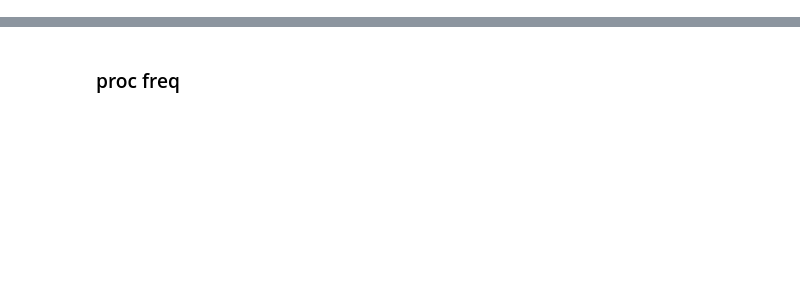
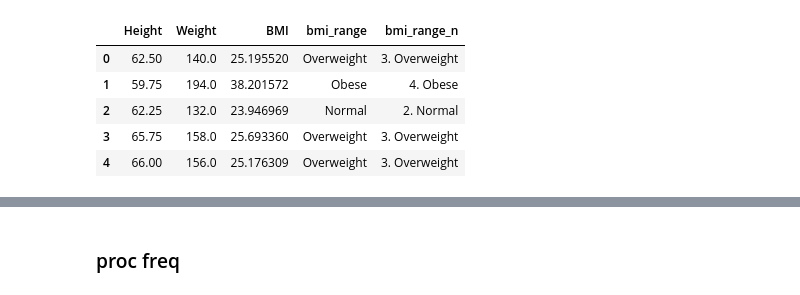
Before and after one commit to 0xdomyz/sas_collection, a Jupyter notebook: proc_data/proc_freq.ipynb, the cells around one changed output, grey strips where cells are left out. Cells and saved outputs as stored; diff of their text form; code cells hidden in the pictures; blank space fills up the shorter version.

```diff
--- a/proc_data/proc_freq.ipynb
+++ b/proc_data/proc_freq.ipynb
@@ -6,0 +28,23 @@ SAS Connection established. Subprocess id is 15652
+# %%
+sas.submitLST(f"""
+data bmi_groups;
+    set sashelp.heart;
+    BMI = weight / (height**2) * 703;
+
+    if BMI < 18.5 then bmi_range = "Underweight";
+    else if BMI < 25 and BMI >= 18.5 then bmi_range = "Normal";
+    else if BMI < 30 then bmi_range = "Overweight";
+    else bmi_range = "Obese";
+
+    if bmi_range = "Underweight" then bmi_range_n = "1. Underweight";
+    else if bmi_range = "Normal" then bmi_range_n = "2. Normal";
+    else if bmi_range = "Overweight" then bmi_range_n = "3. Overweight";
+    else if bmi_range = "Obese" then bmi_range_n = "4. Obese";
+    else bmi_range_n = "5. Other";
+
+    keep weight height bmi bmi_range bmi_range_n;
+run;
+
+""" , method="listonly")
+sas.sasdata('bmi_groups').head()
+# %% [output]
@@ -6,0 +52,6 @@ SAS Connection established. Subprocess id is 15652
+|  | Height | Weight | BMI | bmi_range | bmi_range_n |
+| 0 | 62.50 | 140.0 | 25.195520 | Overweight | 3. Overweight |
+| 1 | 59.75 | 194.0 | 38.201572 | Obese | 4. Obese |
+| 2 | 62.25 | 132.0 | 23.946969 | Normal | 2. Normal |
+| 3 | 65.75 | 158.0 | 25.693360 | Overweight | 3. Overweight |
+| 4 | 66.00 | 156.0 | 25.176309 | Overweight | 3. Overweight |
```
Also changed, not shown: parts of 15 cells of this notebook, 1 other file.
